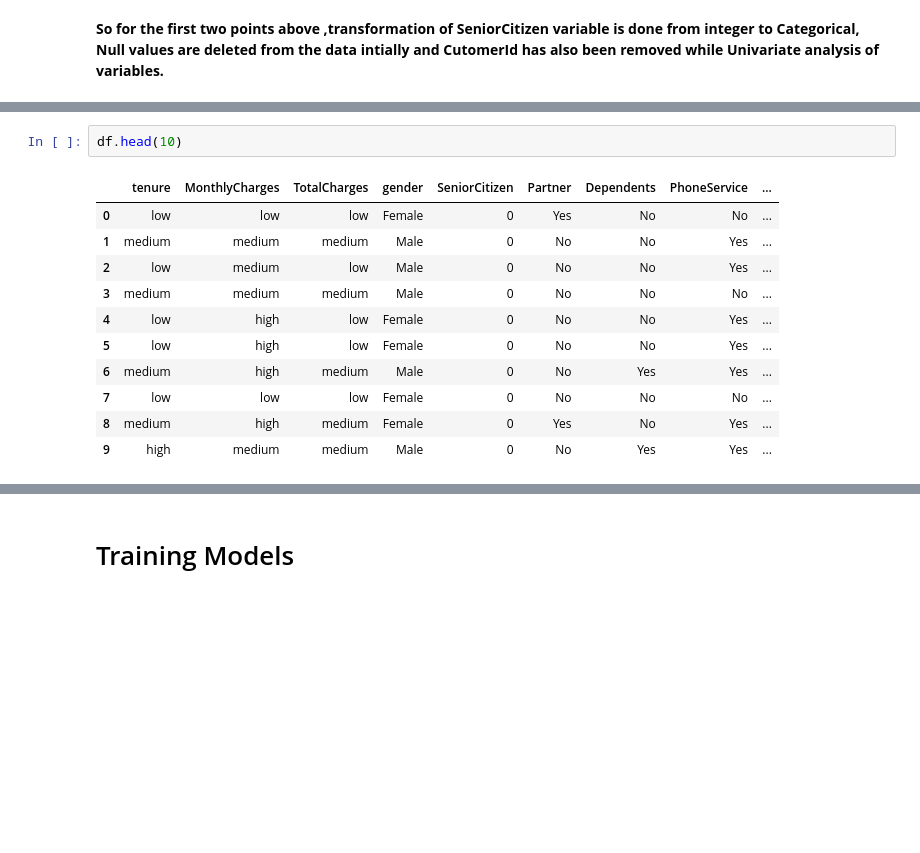
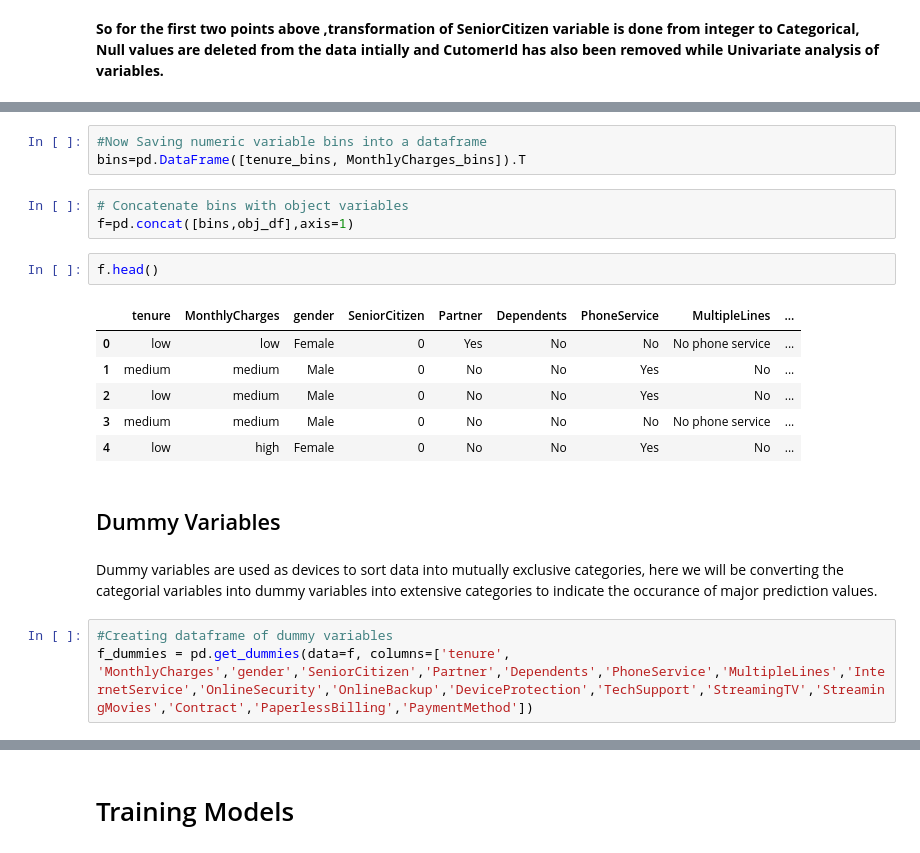
Before and after one commit to eklavyasaxena/MachineLearning_FlaskWebApplication, a Jupyter notebook: ADS_Project.ipynb, the cells around one changed output, grey strips where cells are left out. Drawn from its saved outputs; the diff is of its cells as text; blank space fills up the shorter version.

```diff
--- a/ADS_Project.ipynb
+++ b/ADS_Project.ipynb
@@ -446,14 +437,22 @@ dummy = pd.get_dummies(df) # Transform the categorical variables into dummy vari
-# %%
-df.head(10)
-# %% [output]
-|  | tenure | MonthlyCharges | TotalCharges | gender | SeniorCitizen | Partner | Dependents | PhoneService | ... |
-| 0 | low | low | low | Female | 0 | Yes | No | No | ... |
-| 1 | medium | medium | medium | Male | 0 | No | No | Yes | ... |
-| 2 | low | medium | low | Male | 0 | No | No | Yes | ... |
-| 3 | medium | medium | medium | Male | 0 | No | No | No | ... |
-| 4 | low | high | low | Female | 0 | No | No | Yes | ... |
-| 5 | low | high | low | Female | 0 | No | No | Yes | ... |
-| 6 | medium | high | medium | Male | 0 | No | Yes | Yes | ... |
-| 7 | low | low | low | Female | 0 | No | No | No | ... |
-| 8 | medium | high | medium | Female | 0 | Yes | No | Yes | ... |
-| 9 | high | medium | medium | Male | 0 | No | Yes | Yes | ... |
+# %%
+#Now Saving numeric variable bins into a dataframe
+bins=pd.DataFrame([tenure_bins, MonthlyCharges_bins]).T
+# %%
+# Concatenate bins with object variables
+f=pd.concat([bins,obj_df],axis=1)
+# %%
+f.head()
+# %% [output]
+|  | tenure | MonthlyCharges | gender | SeniorCitizen | Partner | Dependents | PhoneService | MultipleLines | ... |
+| 0 | low | low | Female | 0 | Yes | No | No | No phone service | ... |
+| 1 | medium | medium | Male | 0 | No | No | Yes | No | ... |
+| 2 | low | medium | Male | 0 | No | No | Yes | No | ... |
+| 3 | medium | medium | Male | 0 | No | No | No | No phone service | ... |
+| 4 | low | high | Female | 0 | No | No | Yes | No | ... |
+# %% [markdown]
+## Dummy Variables
+# %% [markdown]
+Dummy variables are used as devices to sort data into mutually exclusive categories, here we will be converting the categorial variables into dummy variables into extensive categories to indicate the occurance of major prediction values.
+# %%
+#Creating dataframe of dummy variables
+f_dummies = pd.get_dummies(data=f, columns=['tenure', 'MonthlyCharges','gender','SeniorCitizen','Partner','Dependents','PhoneService','MultipleLines','InternetService','OnlineSecurity','OnlineBackup','DeviceProtection','TechSupport','StreamingTV','StreamingMovies','Contract','PaperlessBilling','PaymentMethod'])
```
Also changed, not shown: parts of 47 cells of this notebook.
